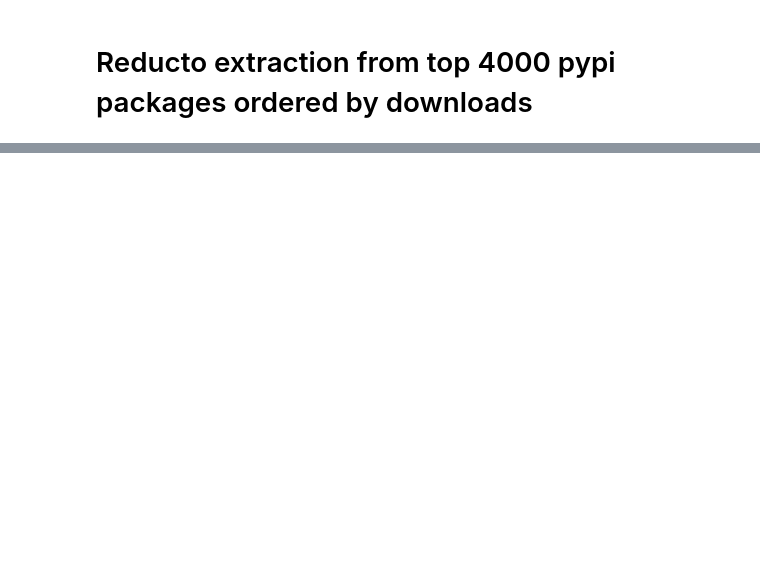
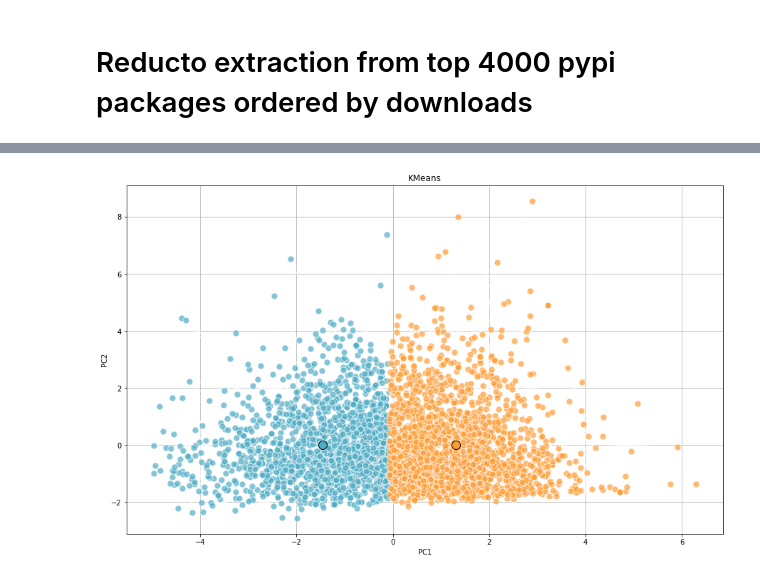
Before and after one commit to plaguss/top_pypi_source_code_stats, a Jupyter notebook: notebooks/reducto.ipynb, the cells around one changed output, grey strips where cells are left out. Saved outputs shown, nothing was run; the diff lists cells and outputs as text; code cells hidden in the pictures; blank space fills up the shorter version.

```diff
--- a/notebooks/reducto.ipynb
+++ b/notebooks/reducto.ipynb
@@ -115,0 +185,4 @@ AttributeError: module 'src.features.build_features' has no attribute 'get_downl
+# %%
+viz.plot_clusters(bf.get_pc(bf.get_reducto_reports_relative(log=True), standardize=True), n_clusters=2)
+# %% [output]
+[figure, added]
```
Also changed, not shown: parts of 28 cells of this notebook.
